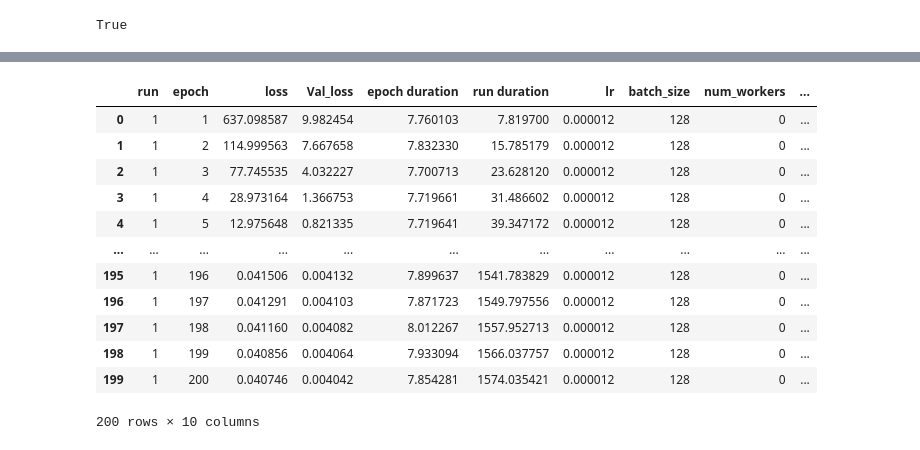
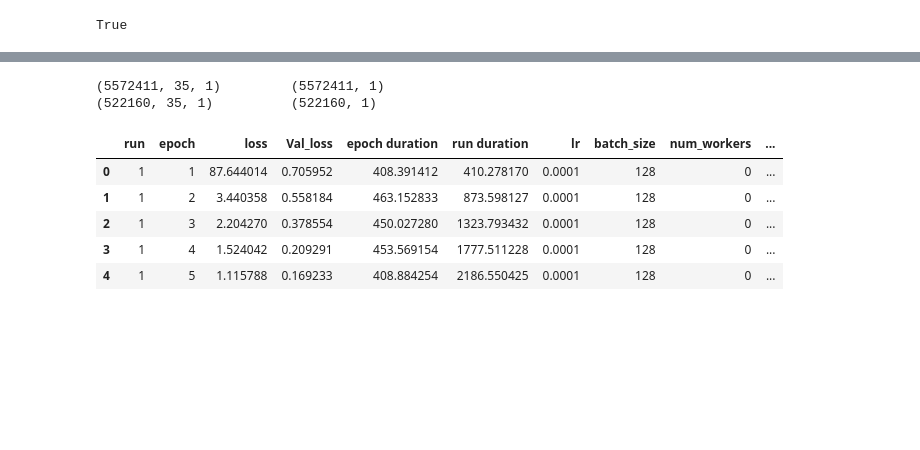
Before and after one commit to mahmoudta74/FIDVR, a Jupyter notebook: FIDVR_Khorasan_Test5.ipynb, the cells around one changed output, grey strips where cells are left out. Drawn from its saved outputs; the diff is of its cells as text; code cells hidden in the pictures; blank space fills up the shorter version.

```diff
--- a/FIDVR_Khorasan_Test5.ipynb
+++ b/FIDVR_Khorasan_Test5.ipynb
@@ -155,3 +133,39 @@ print(X_test.shape,'\t', y_test.shape)
+# %%
+seq_length = 35
+time1 = data1[:,0]
+time2 = data2[:,0]
+
+X_train = []
+y_train = []
+X_test = []
+y_test = []
+
+for i in range(123, 123+61, 1):
+
+    x_tr, y_tr   = create_sequences(time1,  data1[: , i].reshape(-1, 1), seq_length, num_run=1050)
+    x_ts , y_ts  = create_sequences(time2,  data2[: , i].reshape(-1, 1), seq_length, num_run=105)
+
+    X_train.append(x_tr)
+    y_train.append(y_tr)
+    X_test.append(x_ts)
+    y_test.append(y_ts)
+
+X_train = np.array(X_train)
+y_train = np.array(y_train)
+X_test  = np.array(X_test)
+y_test  = np.array(y_test)
+# %%
+X_train = X_train.reshape(X_train.shape[0]*X_train.shape[1] , seq_length, 1)
+X_test  = X_test.reshape (X_test.shape[0]*X_test.shape[1]   , seq_length, 1)
+
+y_train = y_train.reshape(y_train.shape[0]*y_train.shape[1] , 1)
+y_test  = y_test.reshape (y_test.shape[0]*y_test.shape[1]   , 1)
+
+print(X_train.shape,'\t', y_train.shape)
+print(X_test.shape,'\t', y_test.shape)
+# %% [output]
+(5572411, 35, 1)         (5572411, 1)
+(522160, 35, 1)          (522160, 1)
 # %%
 # You should build your custom dataset as below.
 class CustomDataset(torch.utils.data.Dataset):
@@ -350,7 +364,7 @@ for layer in network.children():
        layer.reset_parameters()
 # %%
 params = OrderedDict(
-    lr = [0.000012]
+    lr = [0.0001]
     ,batch_size = [128]
     , num_workers = [0]        #,1,2 ,...
     , device = ['cuda']
@@ -373,51 +387,50 @@ for run in RunBuilder.get_runs(params):
                                            drop_last=True,
                                            shuffle=False)
 
-    optimizer = optim.Adam(params= network.parameters(), lr= run.lr)
+    lr = run.lr
+    optimizer = optim.Adam(params= network.parameters(), lr= lr)
     loss_fn = torch.nn.MSELoss()
 
     m.begin_run(run, network, loader, Val_loader)
 
-    for epoch in range(200):
+    for epoch in range(5):
+        '''
+        if (epoch+1 % 20) == 0:
+            lr = lr/10
+            optimizer = optim.Adam(params= network.parameters(), lr= lr)
+        '''
         m.begin_epoch()
 
         network.train()
         for batch in loader:
             data = batch[0].to(device)
             labels = batch[1].to(device)
             preds = network(data)
             loss = loss_fn(preds, labels)
             optimizer.zero_grad()
             loss.backward()
             optimizer.step()
 
             m.track_loss(loss, batch)
 
         network.eval()
         with torch.no_grad():
             for batch in Val_loader:
                 data = batch[0].to(device)
                 labels = batch[1].to(device)
                 preds = network(data)
                 val_loss = loss_fn(preds, labels)
 
                 m.track_Val_loss(val_loss, batch)
 
         m.end_epoch()
     m.end_run()
 
 #m.save('results')
 # %% [output]
 |  | run | epoch | loss | Val_loss | epoch duration | run duration | lr | batch_size | num_workers | ... |
-| 0 | 1 | 1 | 637.098587 | 9.982454 | 7.760103 | 7.819700 | 0.000012 | 128 | 0 | ... |
-| 1 | 1 | 2 | 114.999563 | 7.667658 | 7.832330 | 15.785179 | 0.000012 | 128 | 0 | ... |
-| 2 | 1 | 3 | 77.745535 | 4.032227 | 7.700713 | 23.628120 | 0.000012 | 128 | 0 | ... |
-| 3 | 1 | 4 | 28.973164 | 1.366753 | 7.719661 | 31.486602 | 0.000012 | 128 | 0 | ... |
-| 4 | 1 | 5 | 12.975648 | 0.821335 | 7.719641 | 39.347172 | 0.000012 | 128 | 0 | ... |
-| ... | ... | ... | ... | ... | ... | ... | ... | ... | ... | ... |
-| 195 | 1 | 196 | 0.041506 | 0.004132 | 7.899637 | 1541.783829 | 0.000012 | 128 | 0 | ... |
-| 196 | 1 | 197 | 0.041291 | 0.004103 | 7.871723 | 1549.797556 | 0.000012 | 128 | 0 | ... |
-| 197 | 1 | 198 | 0.041160 | 0.004082 | 8.012267 | 1557.952713 | 0.000012 | 128 | 0 | ... |
-| 198 | 1 | 199 | 0.040856 | 0.004064 | 7.933094 | 1566.037757 | 0.000012 | 128 | 0 | ... |
-| 199 | 1 | 200 | 0.040746 | 0.004042 | 7.854281 | 1574.035421 | 0.000012 | 128 | 0 | ... |
+| 0 | 1 | 1 | 87.644014 | 0.705952 | 408.391412 | 410.278170 | 0.0001 | 128 | 0 | ... |
+| 1 | 1 | 2 | 3.440358 | 0.558184 | 463.152833 | 873.598127 | 0.0001 | 128 | 0 | ... |
+| 2 | 1 | 3 | 2.204270 | 0.378554 | 450.027280 | 1323.793432 | 0.0001 | 128 | 0 | ... |
+| 3 | 1 | 4 | 1.524042 | 0.209291 | 453.569154 | 1777.511228 | 0.0001 | 128 | 0 | ... |
+| 4 | 1 | 5 | 1.115788 | 0.169233 | 408.884254 | 2186.550425 | 0.0001 | 128 | 0 | ... |
-200 rows × 10 columns
```
Also changed, not shown: parts of 8 cells of this notebook.
